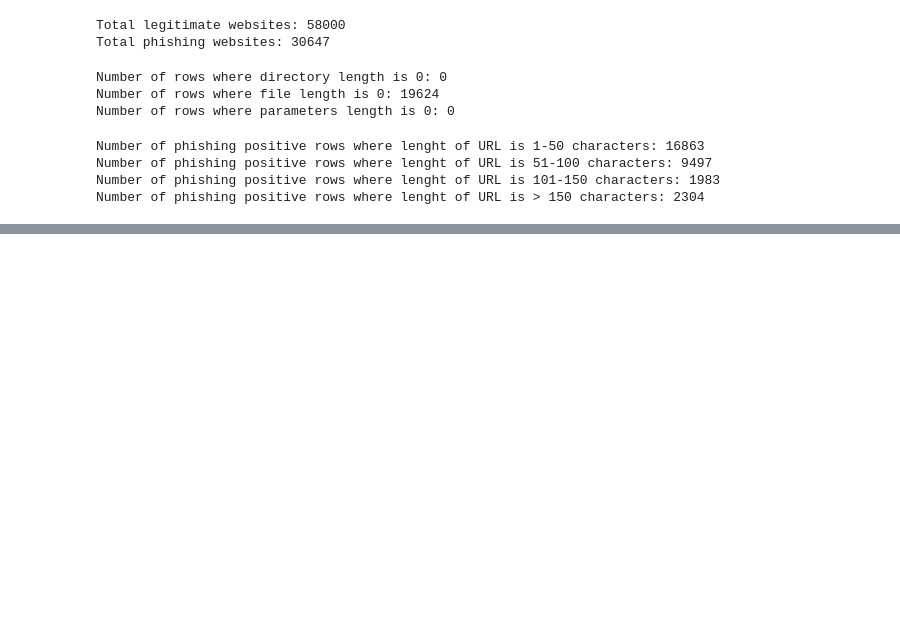
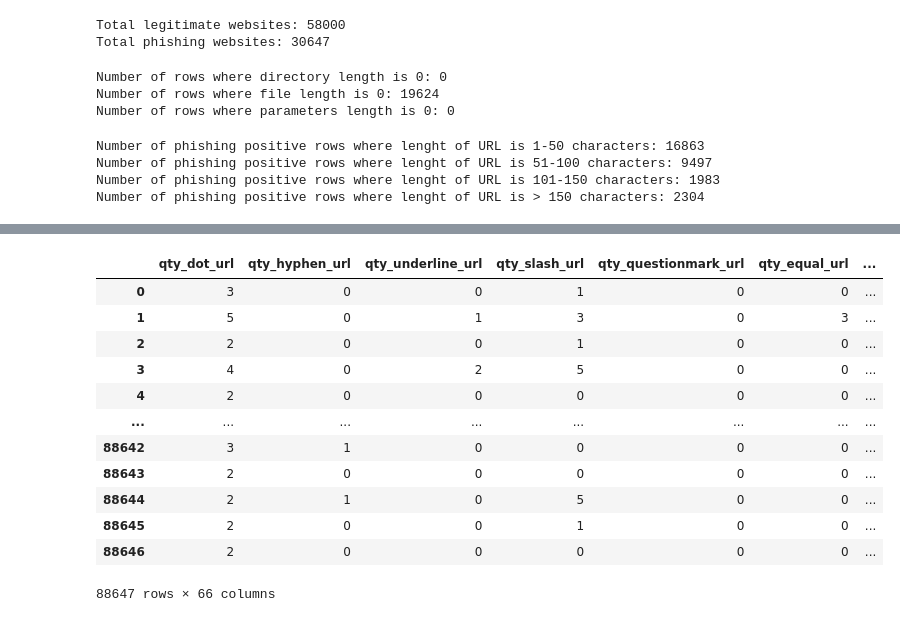
Before and after one commit to brian-campbell/ai-bootcamp-project-2, a Jupyter notebook: phishing_basic_analysis.ipynb, the cells around one changed output, grey strips where cells are left out. Drawn from its saved outputs; the diff is of its cells as text; code cells hidden in the pictures; blank space fills up the shorter version.

```diff
--- a/phishing_basic_analysis.ipynb
+++ b/phishing_basic_analysis.ipynb
@@ -105,0 +130,31 @@ plt.show ()
+# %%
+droplist = []
+keeplist = []
+for col in correlations.columns:
+    # print(correlation_matrix[col])
+    gt80_index = correlations.loc[correlations[col]>=.80].index
+    for ind in gt80_index:
+        if ind!=col and ind not in keeplist:
+            droplist.append(ind)
+        else:
+            keeplist.append(col)
+            # df.drop(columns=[ind], inplace=True)
+            # correlation_matrix = abs(df.corr())
+droplist = list(set(droplist))
+phishing_df.drop(columns=droplist, inplace=True)
+
+phishing_df
+# %% [output]
+|  | qty_dot_url | qty_hyphen_url | qty_underline_url | qty_slash_url | qty_questionmark_url | qty_equal_url | ... |
+| 0 | 3 | 0 | 0 | 1 | 0 | 0 | ... |
+| 1 | 5 | 0 | 1 | 3 | 0 | 3 | ... |
+| 2 | 2 | 0 | 0 | 1 | 0 | 0 | ... |
+| 3 | 4 | 0 | 2 | 5 | 0 | 0 | ... |
+| 4 | 2 | 0 | 0 | 0 | 0 | 0 | ... |
+| ... | ... | ... | ... | ... | ... | ... | ... |
+| 88642 | 3 | 1 | 0 | 0 | 0 | 0 | ... |
+| 88643 | 2 | 0 | 0 | 0 | 0 | 0 | ... |
+| 88644 | 2 | 1 | 0 | 5 | 0 | 0 | ... |
+| 88645 | 2 | 0 | 0 | 1 | 0 | 0 | ... |
+| 88646 | 2 | 0 | 0 | 0 | 0 | 0 | ... |
+88647 rows × 66 columns
```
Also changed, not shown: parts of 5 cells of this notebook, 1 other file.
